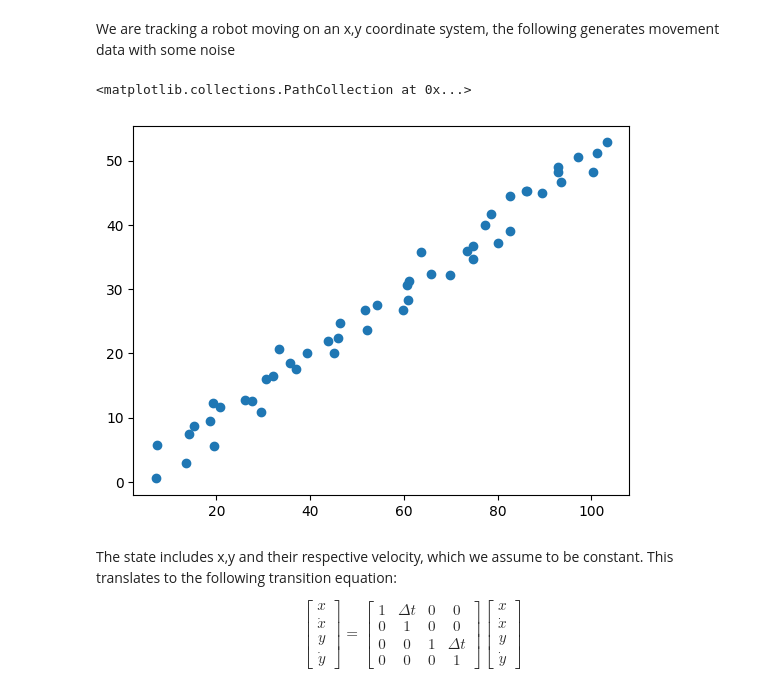
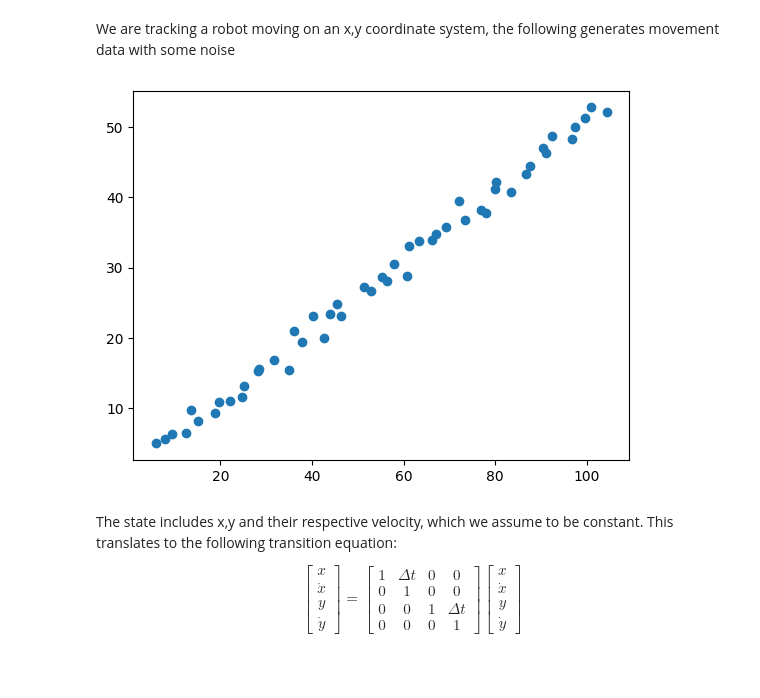
Before and after one commit to lukasgrahl/portfolio_tracker, a Jupyter notebook: notebooks/filter_exp2.ipynb, the cells around one changed output. Cells and saved outputs as stored; diff of their text form; code cells hidden in the pictures.

```diff
--- a/notebooks/filter_exp2.ipynb
+++ b/notebooks/filter_exp2.ipynb
@@ -24,13 +24,13 @@ class PosSensor(object):
 
         return [self.pos[0] + randn() * self.noise_std,
                 self.pos[1] + randn() * self.noise_std]
-# %%
-sens = PosSensor(pos=(4, 2), vel=(2, 1), noise_std=2)
-pos = np.array([sens.read() for _ in range(50)])
-plt.scatter(pos[:, 0], pos[:, 1])
-# %% [output]
-<matplotlib.collections.PathCollection at 0x...>
-[figure, removed]
+# %%
+pos, vel = (4, 3), (2, 1)
+sensor = PosSensor(pos, vel, noise_std=1)
+pos = np.array([sensor.read() for _ in range(50)])
+plt.scatter(pos[:, 0], pos[:, 1]);
+# %% [output]
+[figure, added]
 # %% [markdown]
 The state includes x,y and their respective velocity, which we assume to be constant. This translates to the following transition equation:
 
```
Also changed, not shown: parts of 13 cells of this notebook, 4 other files.
